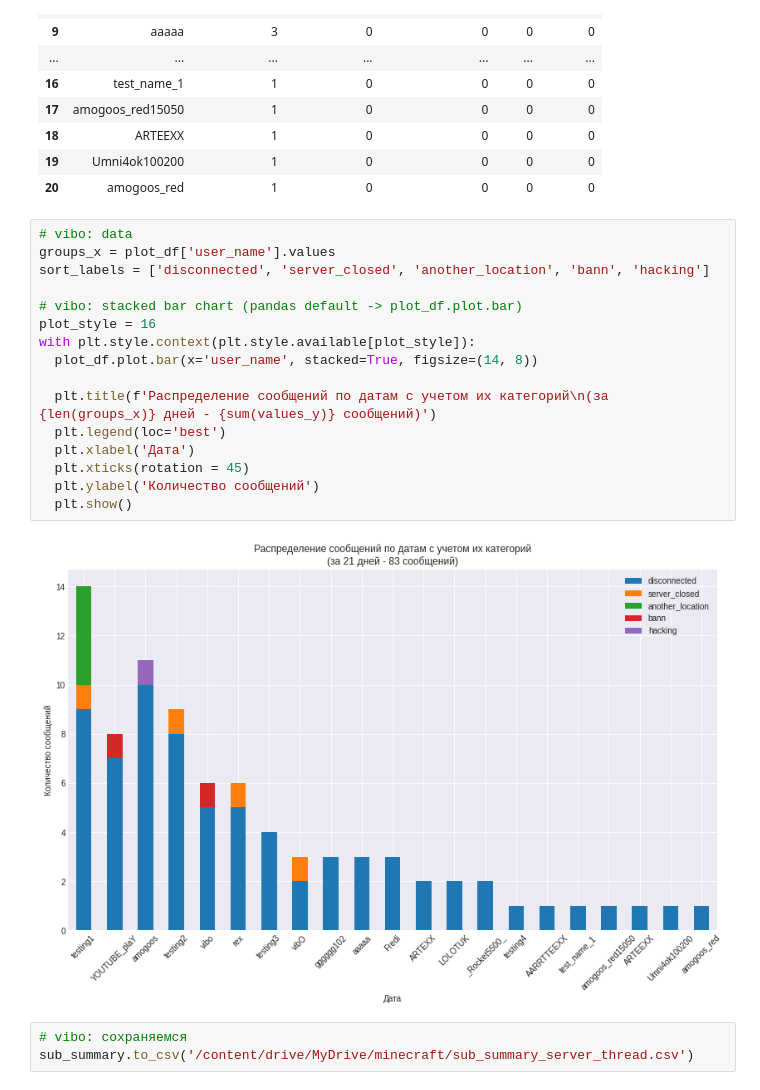
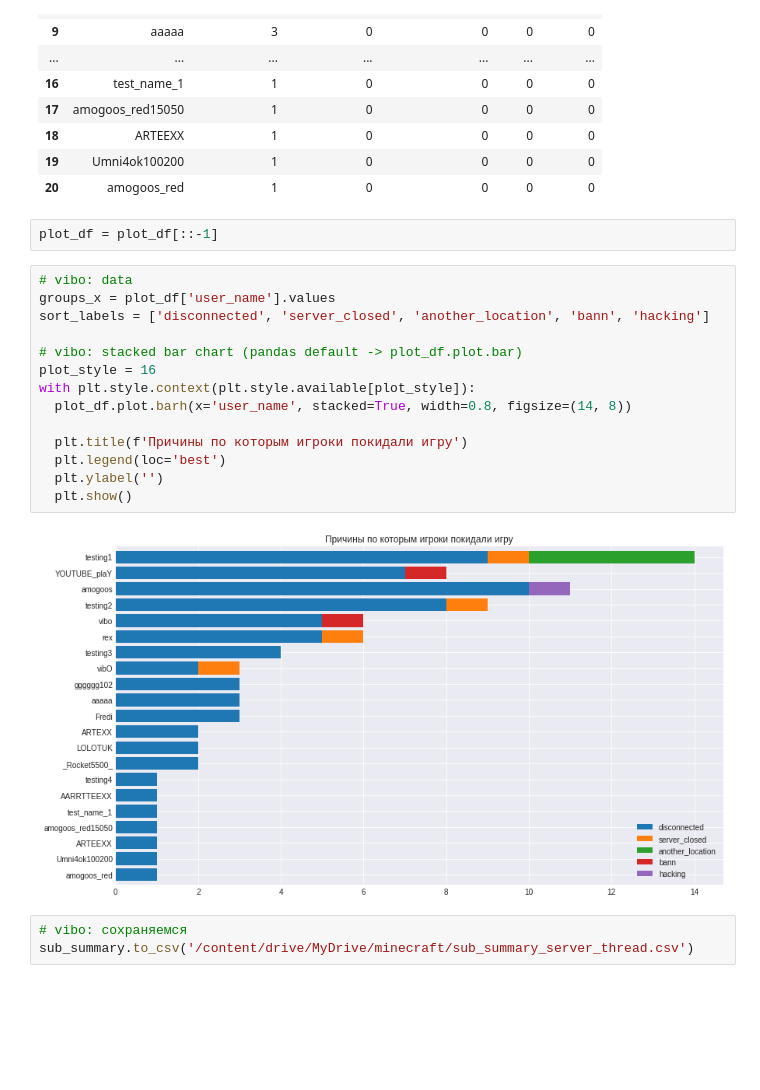
Before and after one commit to vi-bo/minecraft_log, a Jupyter notebook: mc_logs_4.2_anallys_text_mess.ipynb, the cells around one changed output. Drawn from its saved outputs; the diff is of its cells as text; blank space fills up the shorter version.

```diff
--- a/mc_logs_4.2_anallys_text_mess.ipynb
+++ b/mc_logs_4.2_anallys_text_mess.ipynb
@@ -1512,24 +1525,24 @@ See the caveats in the documentation: https://pandas.pydata.org/pandas-docs/stab
 | 18 | ARTEEXX | 1 | 0 | 0 | 0 | 0 |
 | 19 | Umni4ok100200 | 1 | 0 | 0 | 0 | 0 |
 | 20 | amogoos_red | 1 | 0 | 0 | 0 | 0 |
+# %%
+plot_df = plot_df[::-1]
 # %%
 # vibo: data
 groups_x = plot_df['user_name'].values
 sort_labels = ['disconnected', 'server_closed', 'another_location', 'bann', 'hacking']
 
 # vibo: stacked bar chart (pandas default -> plot_df.plot.bar)
 plot_style = 16
 with plt.style.context(plt.style.available[plot_style]):
-  plot_df.plot.bar(x='user_name', stacked=True, figsize=(14, 8))
+  plot_df.plot.barh(x='user_name', stacked=True, width=0.8, figsize=(14, 8))
 
-  plt.title(f'Распределение сообщений по датам с учетом их категорий\n(за {len(groups_x)} дней - {sum(values_y)} сообщений)')
+  plt.title(f'Причины по которым игроки покидали игру')
   plt.legend(loc='best')
-  plt.xlabel('Дата')
-  plt.xticks(rotation = 45)
-  plt.ylabel('Количество сообщений')
+  plt.ylabel('')
   plt.show()
 # %% [output]
-[figure, old version]
+[figure, new version]
 # %%
 # vibo: сохраняемся
 sub_summary.to_csv('/content/drive/MyDrive/minecraft/sub_summary_server_thread.csv')
```
Also changed, not shown: parts of 17 cells of this notebook, 3 other files.
